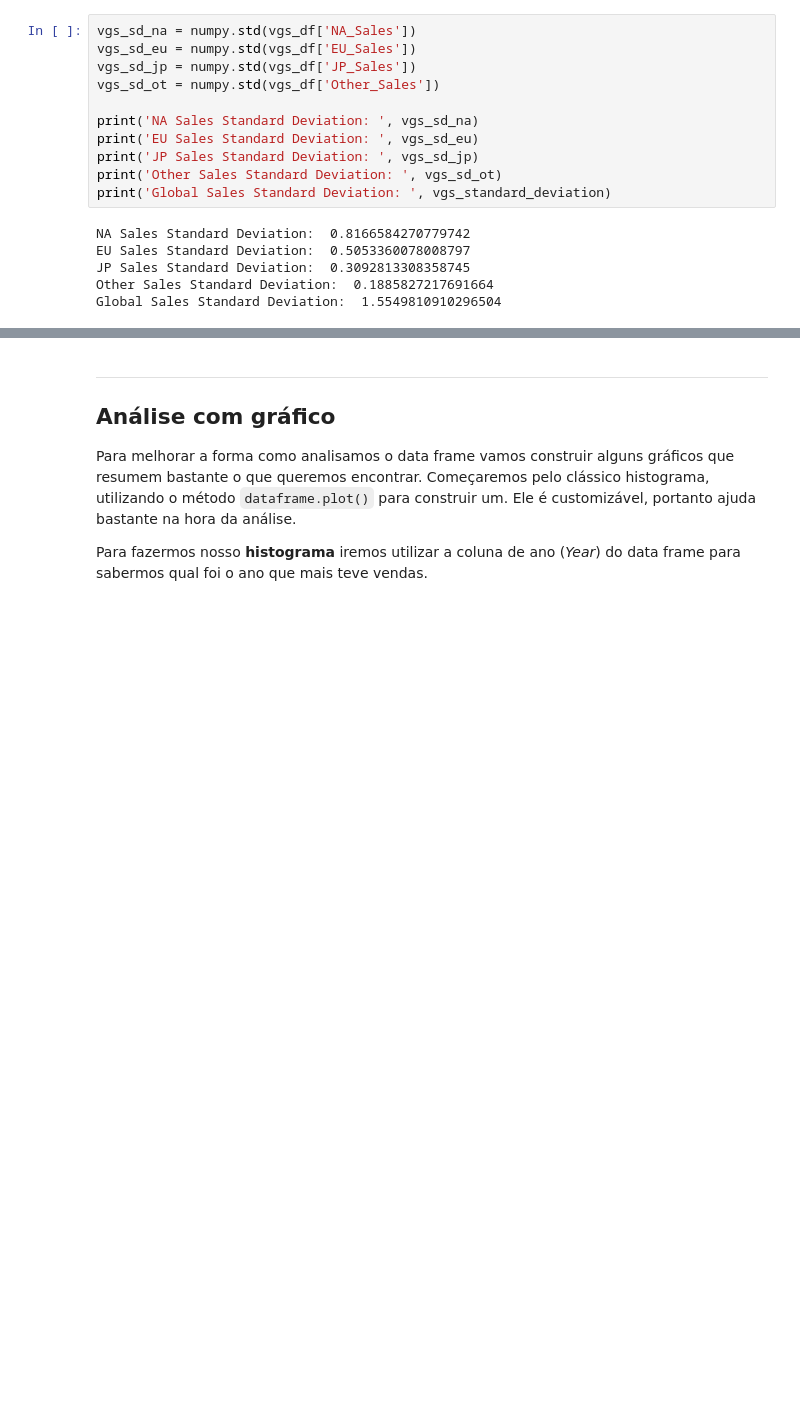
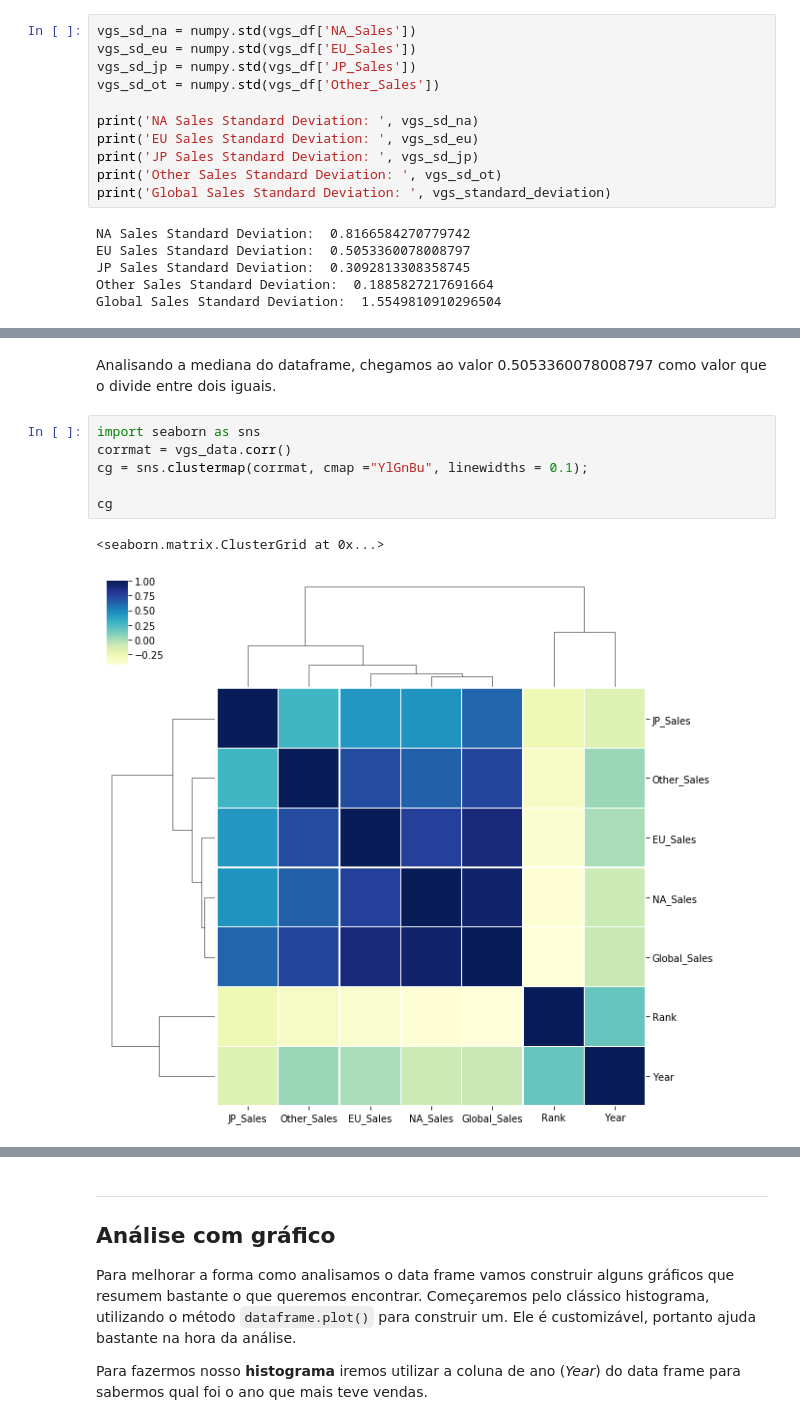
Before and after one commit to hentai-lab/Machine-Learning, a Jupyter notebook: notebooks/Atividades/Atividade - Pré-processamento de dados e análise descritiva.ipynb, the cells around one changed output, grey strips where cells are left out. Drawn from its saved outputs; the diff is of its cells as text; blank space fills up the shorter version.

```diff
--- a/notebooks/Atividades/Atividade - Pré-processamento de dados e análise descritiva.ipynb
+++ b/notebooks/Atividades/Atividade - Pré-processamento de dados e análise descritiva.ipynb
@@ -723,0 +730,11 @@ Global Sales Standard Deviation:  1.5549810910296504
+# %% [markdown]
+Analisando a mediana do dataframe, chegamos ao valor 0.5053360078008797 como valor que o divide entre dois iguais.
+# %%
+import seaborn as sns
+corrmat = vgs_data.corr()
+cg = sns.clustermap(corrmat, cmap ="YlGnBu", linewidths = 0.1);
+
+cg
+# %% [output]
+<seaborn.matrix.ClusterGrid at 0x...>
+[figure, added]
```
Also changed, not shown: parts of 14 cells of this notebook, 1 other file.
